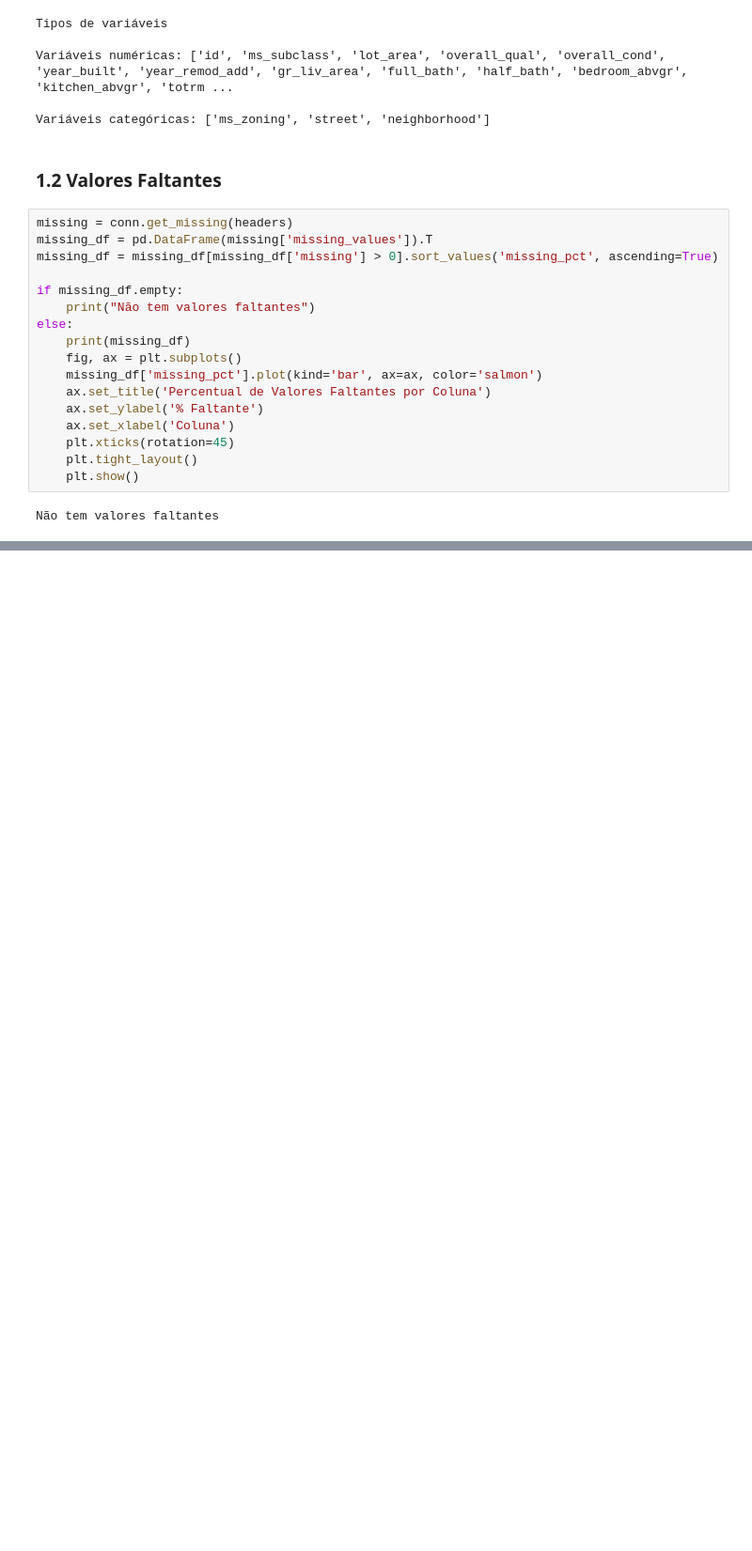
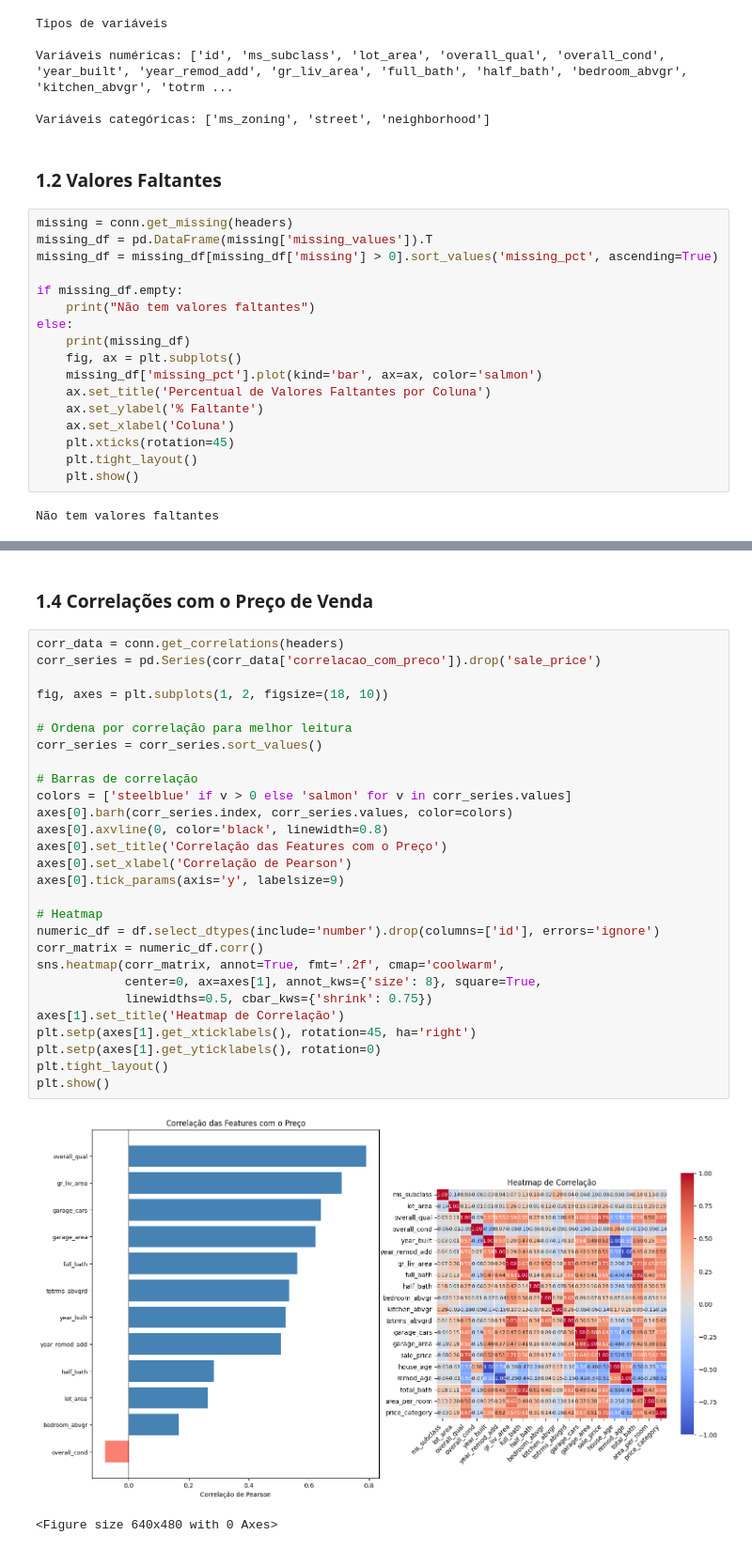
Before and after one commit to MatheusPas/NotebooksC3Analise, a Jupyter notebook: ParteMatheus.ipynb, the cells around one changed output, grey strips where cells are left out. Shown at 94% size. Drawn from its saved outputs; the diff is of its cells as text; blank space fills up the shorter version.

```diff
--- a/ParteMatheus.ipynb
+++ b/ParteMatheus.ipynb
@@ -59,0 +101,33 @@ Não tem valores faltantes
+# %% [markdown]
+### 1.4 Correlações com o Preço de Venda
+# %%
+corr_data = conn.get_correlations(headers)
+corr_series = pd.Series(corr_data['correlacao_com_preco']).drop('sale_price')
+
+fig, axes = plt.subplots(1, 2, figsize=(18, 10))
+
+# Ordena por correlação para melhor leitura
+corr_series = corr_series.sort_values()
+
+# Barras de correlação
+colors = ['steelblue' if v > 0 else 'salmon' for v in corr_series.values]
+axes[0].barh(corr_series.index, corr_series.values, color=colors)
+axes[0].axvline(0, color='black', linewidth=0.8)
+axes[0].set_title('Correlação das Features com o Preço')
+axes[0].set_xlabel('Correlação de Pearson')
+axes[0].tick_params(axis='y', labelsize=9)
+
+# Heatmap
+numeric_df = df.select_dtypes(include='number').drop(columns=['id'], errors='ignore')
+corr_matrix = numeric_df.corr()
+sns.heatmap(corr_matrix, annot=True, fmt='.2f', cmap='coolwarm',
+            center=0, ax=axes[1], annot_kws={'size': 8}, square=True,
+            linewidths=0.5, cbar_kws={'shrink': 0.75})
+axes[1].set_title('Heatmap de Correlação')
+plt.setp(axes[1].get_xticklabels(), rotation=45, ha='right')
+plt.setp(axes[1].get_yticklabels(), rotation=0)
+plt.tight_layout()
+plt.show()
+# %% [output]
+[figure, added]
+<Figure size 640x480 with 0 Axes>
```
Also changed, not shown: parts of 2 cells of this notebook.
